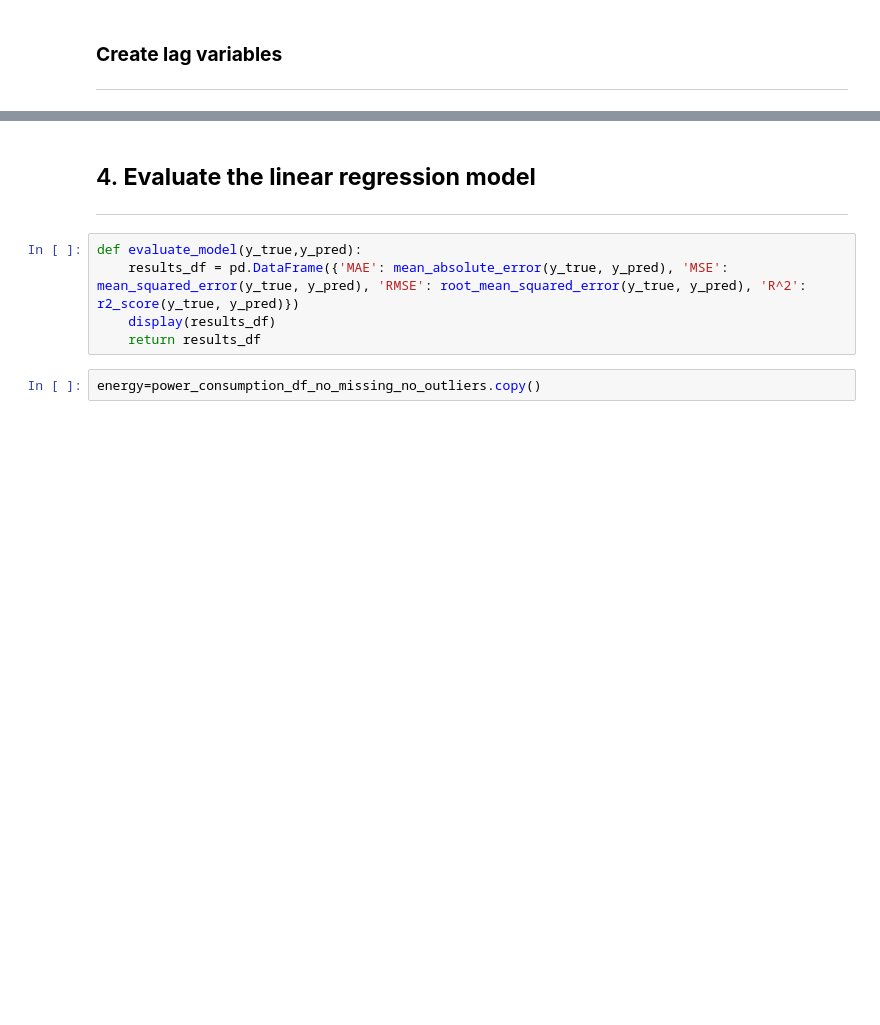
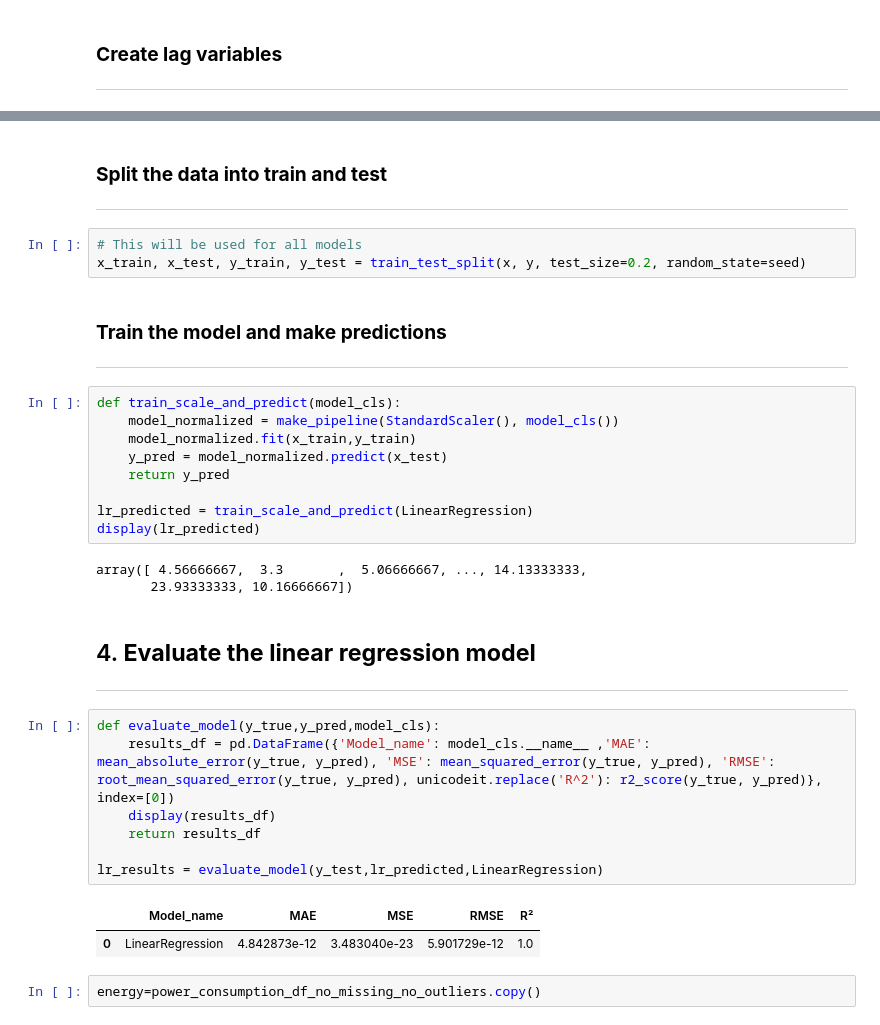
Before and after one commit to BarackSamuni/Data_science_lab2_homework2_solution, a Jupyter notebook: Homework2_solution.ipynb, the cells around one changed output, grey strips where cells are left out. Cells and saved outputs as stored; diff of their text form; blank space fills up the shorter version.

Commit message:
made linear regression so much better...

```diff
--- a/Homework2_solution.ipynb
+++ b/Homework2_solution.ipynb
@@ -455,11 +507,37 @@ display(power_consumption_df_no_missing_no_outliers)
+# %% [markdown]
+### **Split the data into train and test**
+***
+# %%
+# This will be used for all models
+x_train, x_test, y_train, y_test = train_test_split(x, y, test_size=0.2, random_state=seed)
+# %% [markdown]
+### **Train the model and make predictions**
+***
+# %%
+def train_scale_and_predict(model_cls):
+    model_normalized = make_pipeline(StandardScaler(), model_cls())
+    model_normalized.fit(x_train,y_train)
+    y_pred = model_normalized.predict(x_test)
+    return y_pred
+
+lr_predicted = train_scale_and_predict(LinearRegression)
+display(lr_predicted)
+# %% [output]
+array([ 4.56666667,  3.3       ,  5.06666667, ..., 14.13333333,
+       23.93333333, 10.16666667])
 # %% [markdown]
 ## 4. **Evaluate the linear regression model**
 ***
 # %%
-def evaluate_model(y_true,y_pred):
-    results_df = pd.DataFrame({'MAE': mean_absolute_error(y_true, y_pred), 'MSE': mean_squared_error(y_true, y_pred), 'RMSE': root_mean_squared_error(y_true, y_pred), 'R^2': r2_score(y_true, y_pred)})
+def evaluate_model(y_true,y_pred,model_cls):
+    results_df = pd.DataFrame({'Model_name': model_cls.__name__ ,'MAE': mean_absolute_error(y_true, y_pred), 'MSE': mean_squared_error(y_true, y_pred), 'RMSE': root_mean_squared_error(y_true, y_pred), unicodeit.replace('R^2'): r2_score(y_true, y_pred)}, index=[0])
     display(results_df)
     return results_df
+
+lr_results = evaluate_model(y_test,lr_predicted,LinearRegression)
+# %% [output]
+|  | Model_name | MAE | MSE | RMSE | R² |
+| 0 | LinearRegression | 4.842873e-12 | 3.483040e-23 | 5.901729e-12 | 1.0 |
 # %%
 energy=power_consumption_df_no_missing_no_outliers.copy()
 # %%
```
Also changed, not shown: parts of 12 cells of this notebook, 1 other file.
